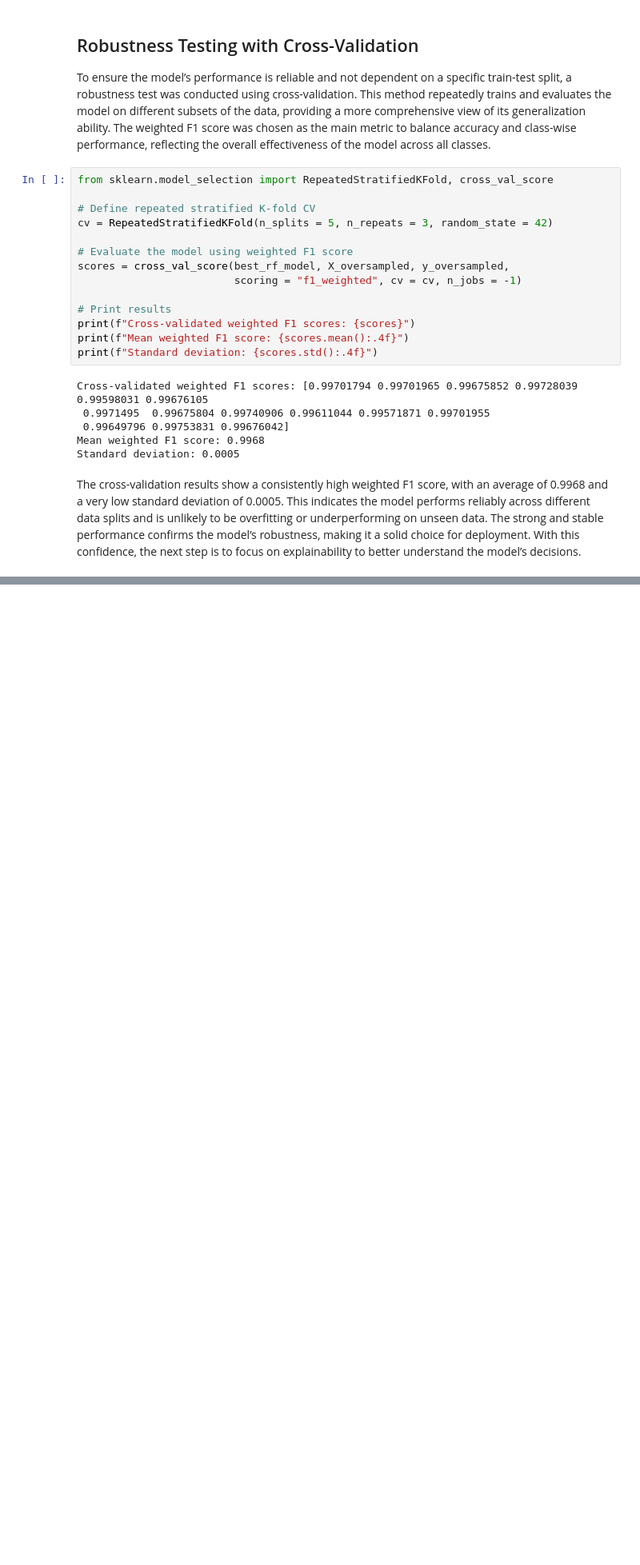
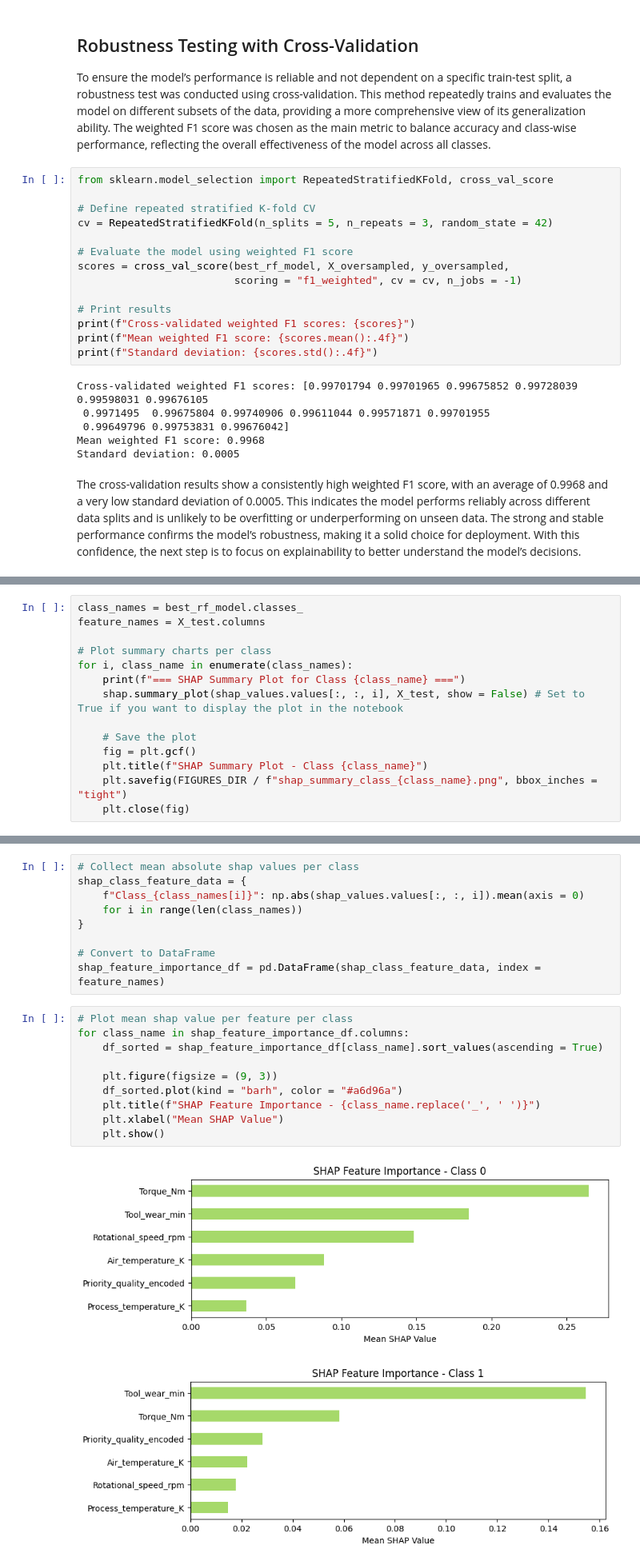
Before and after one commit to herrerovir/Predictive-maintenance-industrial-machinery, a Jupyter notebook: notebooks/Predictive-maintenance-of-industrial-machinery.ipynb, the cells around one changed output, grey strips where cells are left out. Shown at 80% size. Drawn from its saved outputs; the diff is of its cells as text; blank space fills up the shorter version.

```diff
--- a/notebooks/Predictive-maintenance-of-industrial-machinery.ipynb
+++ b/notebooks/Predictive-maintenance-of-industrial-machinery.ipynb
@@ -1141,0 +1211,14 @@ As previously mentioned, although the current model performs well, it can be fur
+# %%
+class_names = best_rf_model.classes_
+feature_names = X_test.columns
+
+# Plot summary charts per class
+for i, class_name in enumerate(class_names):
+    print(f"=== SHAP Summary Plot for Class {class_name} ===")
+    shap.summary_plot(shap_values.values[:, :, i], X_test, show = False) # Set to True if you want to display the plot in the notebook
+
+    # Save the plot
+    fig = plt.gcf()
+    plt.title(f"SHAP Summary Plot - Class {class_name}")
+    plt.savefig(FIGURES_DIR / f"shap_summary_class_{class_name}.png", bbox_inches = "tight")
+    plt.close(fig)
@@ -1141,0 +1237,22 @@ As previously mentioned, although the current model performs well, it can be fur
+# %%
+# Collect mean absolute shap values per class
+shap_class_feature_data = {
+    f"Class_{class_names[i]}": np.abs(shap_values.values[:, :, i]).mean(axis = 0)
+    for i in range(len(class_names))
+}
+
+# Convert to DataFrame
+shap_feature_importance_df = pd.DataFrame(shap_class_feature_data, index = feature_names)
+# %%
+# Plot mean shap value per feature per class
+for class_name in shap_feature_importance_df.columns:
+    df_sorted = shap_feature_importance_df[class_name].sort_values(ascending = True)
+
+    plt.figure(figsize = (9, 3))
+    df_sorted.plot(kind = "barh", color = "#a6d96a")
+    plt.title(f"SHAP Feature Importance - {class_name.replace('_', ' ')}")
+    plt.xlabel("Mean SHAP Value")
+    plt.show()
+# %% [output]
+[figure, added]
+[figure, added]
```
Also changed, not shown: parts of 62 cells of this notebook.
